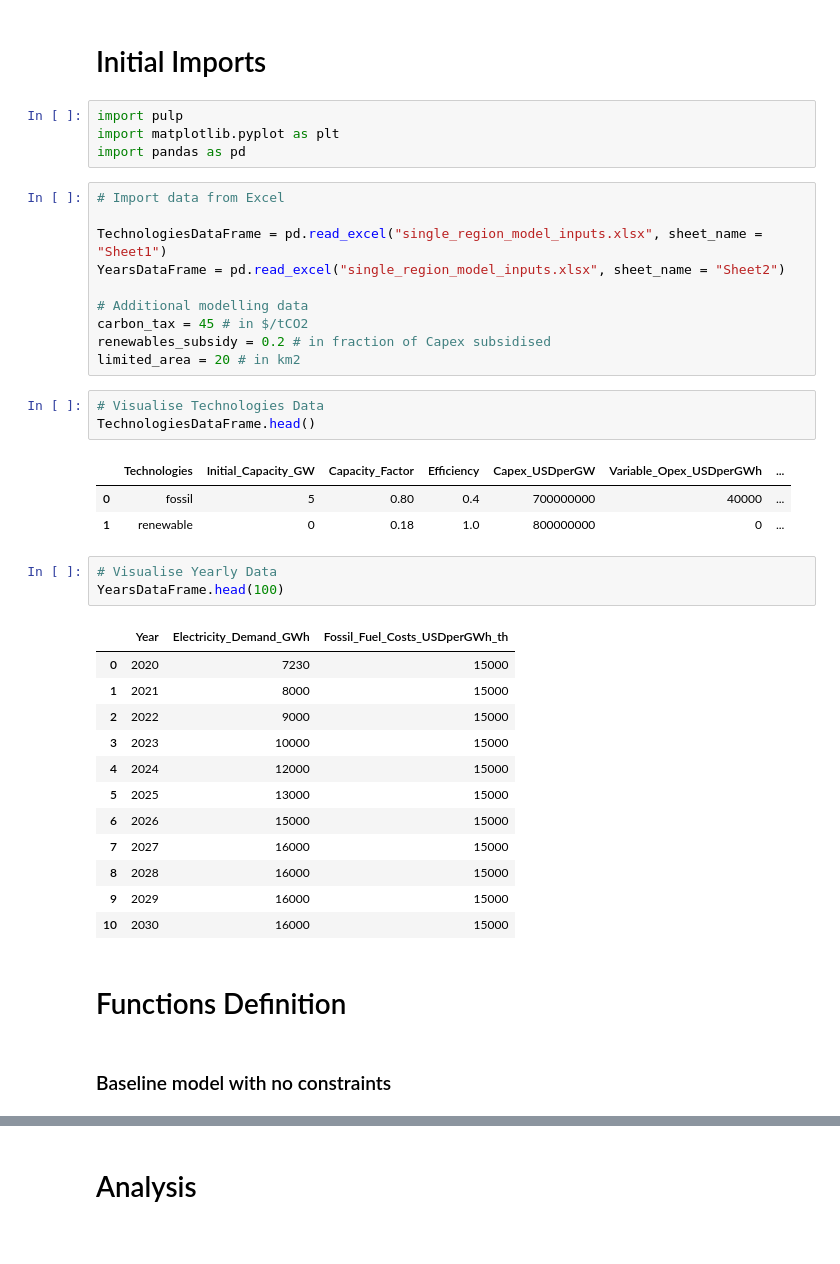
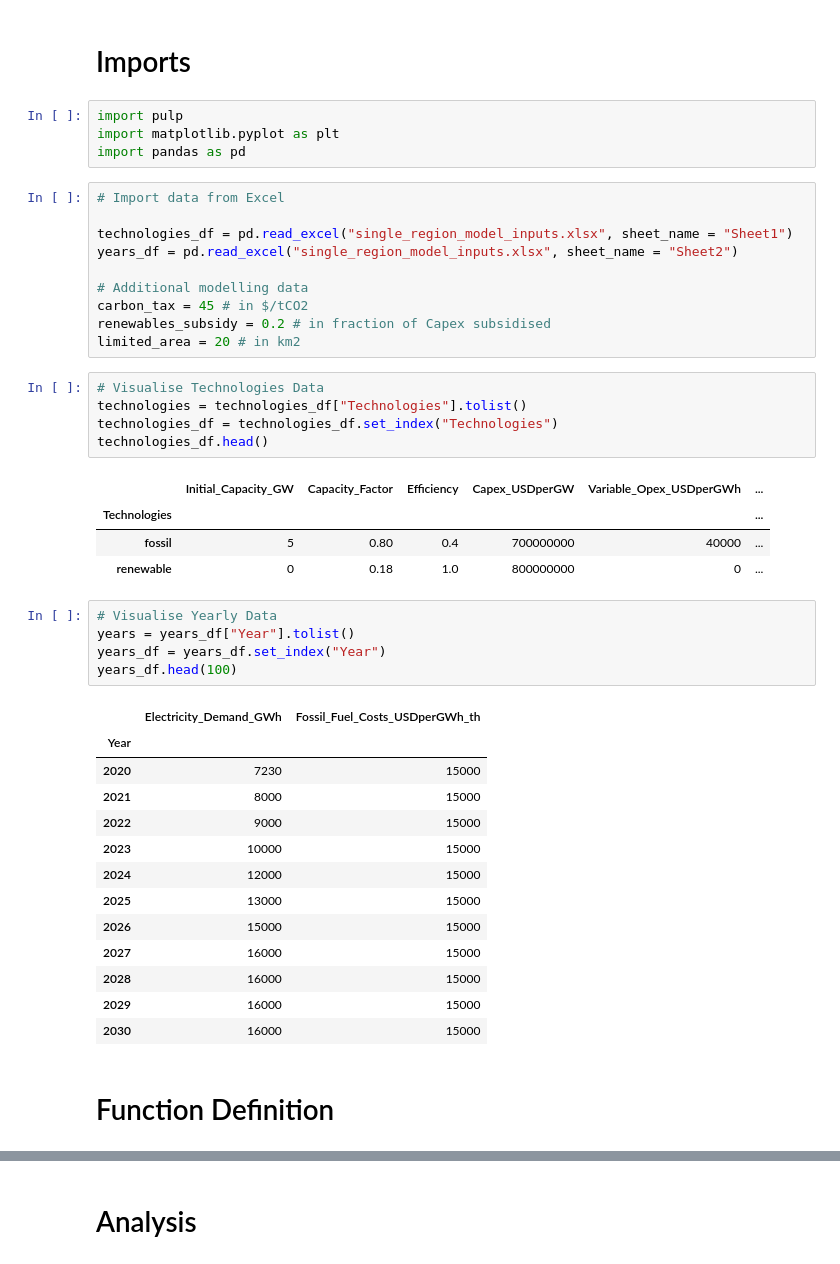
Before and after one commit to RozaliaBuzova/single-region-energy-system-optimisation, a Jupyter notebook: Single_Region_Energy_Model_Clean.ipynb, the cells around one changed output, grey strips where cells are left out. Cells and saved outputs as stored; diff of their text form.

Commit message:
Stremlining function block

```diff
--- a/Single_Region_Energy_Model_Clean.ipynb
+++ b/Single_Region_Energy_Model_Clean.ipynb
@@ -1,5 +1,5 @@
 # %% [markdown]
-# Initial Imports
+# Imports
 # %%
 import pulp
 import matplotlib.pyplot as plt
@@ -7,8 +7,8 @@ import pandas as pd
 # %%
 # Import data from Excel
 
-TechnologiesDataFrame = pd.read_excel("single_region_model_inputs.xlsx", sheet_name = "Sheet1")
-YearsDataFrame = pd.read_excel("single_region_model_inputs.xlsx", sheet_name = "Sheet2")
+technologies_df = pd.read_excel("single_region_model_inputs.xlsx", sheet_name = "Sheet1")
+years_df = pd.read_excel("single_region_model_inputs.xlsx", sheet_name = "Sheet2")
 
 # Additional modelling data
 carbon_tax = 45 # in $/tCO2
@@ -16,29 +16,33 @@ renewables_subsidy = 0.2 # in fraction of Capex subsidised
 limited_area = 20 # in km2
 # %%
 # Visualise Technologies Data
-TechnologiesDataFrame.head()
+technologies = technologies_df["Technologies"].tolist()
+technologies_df = technologies_df.set_index("Technologies")
+technologies_df.head()
 # %% [output]
-|  | Technologies | Initial_Capacity_GW | Capacity_Factor | Efficiency | Capex_USDperGW | Variable_Opex_USDperGWh | ... |
-| 0 | fossil | 5 | 0.80 | 0.4 | 700000000 | 40000 | ... |
-| 1 | renewable | 0 | 0.18 | 1.0 | 800000000 | 0 | ... |
+|  | Initial_Capacity_GW | Capacity_Factor | Efficiency | Capex_USDperGW | Variable_Opex_USDperGWh | ... |
+| Technologies |  |  |  |  |  | ... |
+| fossil | 5 | 0.80 | 0.4 | 700000000 | 40000 | ... |
+| renewable | 0 | 0.18 | 1.0 | 800000000 | 0 | ... |
 # %%
 # Visualise Yearly Data
-YearsDataFrame.head(100)
+years = years_df["Year"].tolist()
+years_df = years_df.set_index("Year")
+years_df.head(100)
 # %% [output]
-|  | Year | Electricity_Demand_GWh | Fossil_Fuel_Costs_USDperGWh_th |
-| 0 | 2020 | 7230 | 15000 |
-| 1 | 2021 | 8000 | 15000 |
-| 2 | 2022 | 9000 | 15000 |
-| 3 | 2023 | 10000 | 15000 |
-| 4 | 2024 | 12000 | 15000 |
-| 5 | 2025 | 13000 | 15000 |
-| 6 | 2026 | 15000 | 15000 |
-| 7 | 2027 | 16000 | 15000 |
-| 8 | 2028 | 16000 | 15000 |
-| 9 | 2029 | 16000 | 15000 |
-| 10 | 2030 | 16000 | 15000 |
+|  | Electricity_Demand_GWh | Fossil_Fuel_Costs_USDperGWh_th |
+| Year |  |  |
+| 2020 | 7230 | 15000 |
+| 2021 | 8000 | 15000 |
+| 2022 | 9000 | 15000 |
+| 2023 | 10000 | 15000 |
+| 2024 | 12000 | 15000 |
+| 2025 | 13000 | 15000 |
+| 2026 | 15000 | 15000 |
+| 2027 | 16000 | 15000 |
+| 2028 | 16000 | 15000 |
+| 2029 | 16000 | 15000 |
+| 2030 | 16000 | 15000 |
 # %% [markdown]
-# Functions Definition
+# Function Definition
-# %% [markdown]
-### Baseline model with no constraints
 # %%
```
Also changed, not shown: parts of 10 cells of this notebook.
